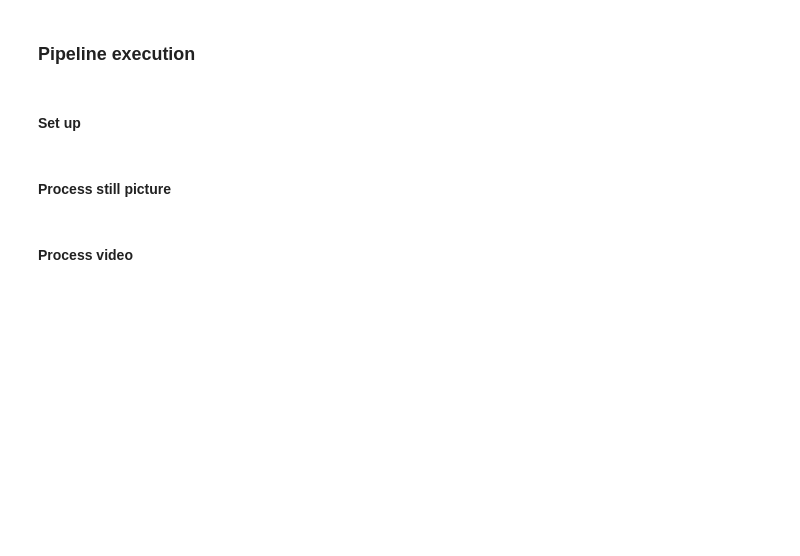
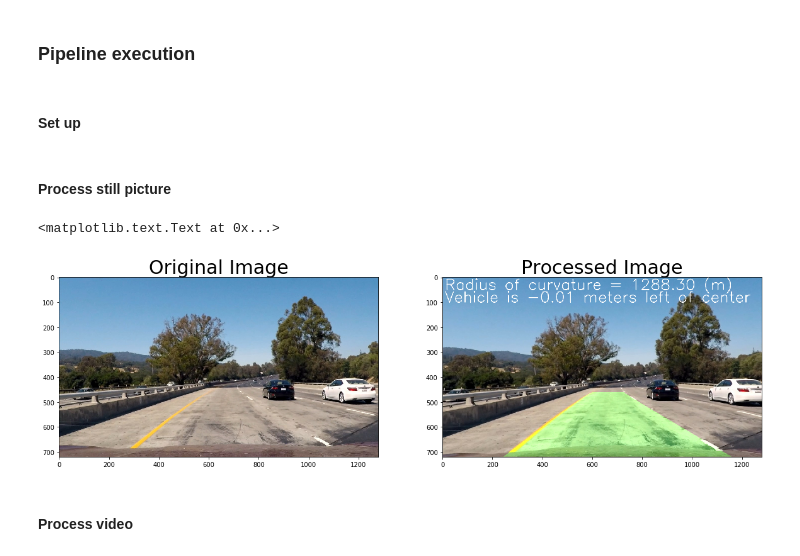
Before and after one commit to shinsteve/udacity-carnd-advancedlanelines-p4, a Jupyter notebook: lane_lines.ipynb, the cells around one changed output. Cells and saved outputs as stored; diff of their text form; code cells hidden in the pictures; blank space fills up the shorter version.

```diff
--- a/lane_lines.ipynb
+++ b/lane_lines.ipynb
@@ -364,6 +341,7 @@ class LineDetector(object):
         # plt.plot(fitx, ploty, color='yellow')
         return cv2.addWeighted(out_img, 1, window_img, 0.3, 0)
 # %%
+
 class AdvancedLaneFinder(object):
     def __init__(self, width, height, cam_calib, params, binarize_params, line_params):
         self.width = width
@@ -400,7 +378,7 @@ class AdvancedLaneFinder(object):
         else:
             is_valid_result = False
         # print('validation:{}, L:{}, R:{}'
-        #       .format(is_valid_result, is_left_detected, is_right_detected))
+        #      .format(is_valid_result, is_left_detected, is_right_detected))
 
         # Feedback the validation result to each line
         if is_left_detected:
@@ -420,18 +398,19 @@ class AdvancedLaneFinder(object):
 
         result = True
         # Check if the detected lane width is normal
-        lane_standard_in_pix = self.width // 2
+        lane_standard_in_pix = 680
         result &= abs(w_far - lane_standard_in_pix) < self.lane_width_valid_thr
         result &= abs(w_near - lane_standard_in_pix) < self.lane_width_valid_thr
 
         # Check if the detected lane width goes same from near to far
         result &= abs(w_far - w_near) < self.lane_width_diff_thr
-        # return result
-        return True
+        # print(w_far, w_near)
+
+        return result
 
     def visualize(self, ):
         lane_warped = self.draw_lane(self.binary_warped)
-        # Warp the blank back to original image space using inverse perspective matrix (Minv)
+        # Warp the image back to original image space using inverse perspective matrix (Minv)
         lane_orig = self.lane_warper(lane_warped, inverse=True)
         # Combine the result with the original image
         dst = cv2.addWeighted(self.undist, 1, lane_orig, 0.3, 0)
@@ -465,12 +444,13 @@ class AdvancedLaneFinder(object):
         shape = (self.height, self.width // 2)
         left_fitx, ploty = self.left_l.get_filtered_plot()
         right_fitx, ploty = self.right_l.get_filtered_plot()
+        # print('filtered ', left_fitx[-1], right_fitx[-1])
         if left_fitx is None or right_fitx is None:
             return color_warp
         else:
-            right_fitx += shape[1]
+            right_fitx_shifted = right_fitx + shape[1]
             pts_left = np.array([np.transpose(np.vstack([left_fitx, ploty]))])
-            pts_right = np.array([np.flipud(np.transpose(np.vstack([right_fitx, ploty])))])
+            pts_right = np.array([np.flipud(np.transpose(np.vstack([right_fitx_shifted, ploty])))])
             pts = np.hstack((pts_left, pts_right))
 
             # Draw the lane onto the binary_warped blank image
@@ -519,13 +574,29 @@ pipeline = setup()
+# %%
+%matplotlib inline
+import matplotlib.pyplot as plt
+
+def setup():
+    pipeline = AdvancedLaneFinder(1280, 720, cam_calib,
+                                  FINDER_PARAMS, BINARIZE_PARAMS, LINE_PARAMS)
+    def process_frame(img):
+        pipeline.process(img)
+        return pipeline.visualize()
+    return process_frame
 # %% [markdown]
 #### Process still picture
 # %%
 src = cv2.imread('test_images/test1.jpg')
-pipeline.process(src)
-dst = pipeline.visualize()
+# src = cv2.imread('test_images/project_video_Moment_6.jpg')
+src = cv2.cvtColor(src, cv2.COLOR_BGR2RGB)
+pipeline_func = setup()
+dst = pipeline_func(src)
 
 f, (ax1, ax2) = plt.subplots(1, 2, figsize=(20, 10))
-ax1.imshow(cv2.cvtColor(src, cv2.COLOR_BGR2RGB))
+ax1.imshow(src)
 ax1.set_title('Original Image', fontsize=30)
-ax2.imshow(cv2.cvtColor(dst, cv2.COLOR_BGR2RGB))
+ax2.imshow(dst)
 # ax2.imshow(dst, cmap='gray')
 ax2.set_title('Processed Image', fontsize=30)
+# %% [output]
+<matplotlib.text.Text at 0x...>
+[figure, added]
```
Also changed, not shown: parts of 9 cells of this notebook, 44 other files.
